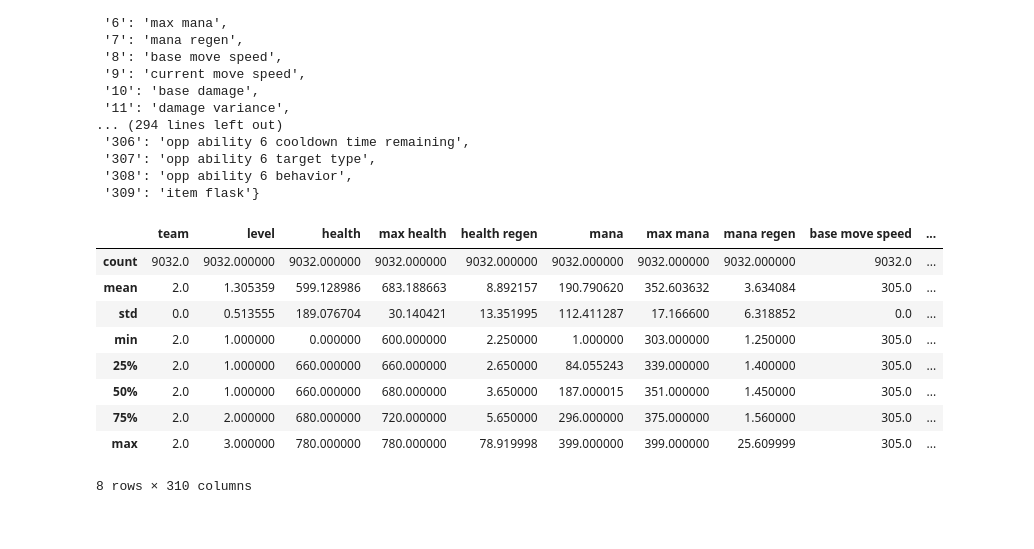
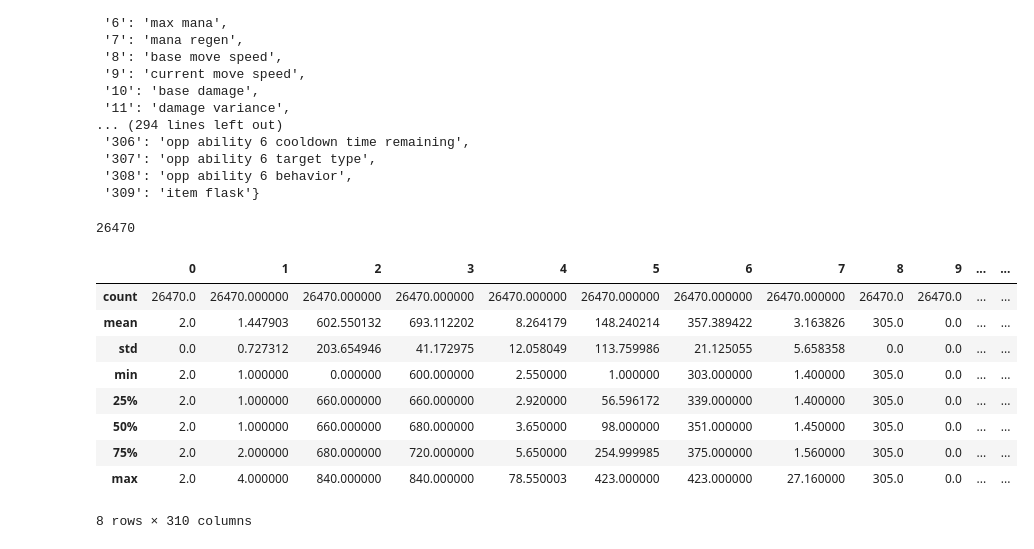
Before and after one commit to TemplierPaul/DOTA2-Evolutionary-Algorithm, a Jupyter notebook: Games analysis.ipynb, the cells around one changed output. Cells and saved outputs as stored; diff of their text form; code cells hidden in the pictures.

```diff
--- a/Games analysis.ipynb
+++ b/Games analysis.ipynb
@@ -62,21 +30,27 @@ features_list
  '307': 'opp ability 6 target type',
  '308': 'opp ability 6 behavior',
  '309': 'item flask'}
+# %%
+df1 = pd.read_csv("games_data/rd_cumulated_1.csv", index_col=0)
+df2 = pd.read_csv("games_data/rd_cumulated_2.csv", index_col=0)
+df = pd.concat([df1, df1], axis=0)
+len(df)
+# %% [output]
+26470
 # %%
-df = pd.read_csv(files[1], index_col=0)
 df = df.drop(columns='action')
-df.columns=features_list.values()
+# df.columns=features_list.values()
 desc = df.describe()
 desc
 # %% [output]
-|  | team | level | health | max health | health regen | mana | max mana | mana regen | base move speed | ... |
-| count | 9032.0 | 9032.000000 | 9032.000000 | 9032.000000 | 9032.000000 | 9032.000000 | 9032.000000 | 9032.000000 | 9032.0 | ... |
-| mean | 2.0 | 1.305359 | 599.128986 | 683.188663 | 8.892157 | 190.790620 | 352.603632 | 3.634084 | 305.0 | ... |
-| std | 0.0 | 0.513555 | 189.076704 | 30.140421 | 13.351995 | 112.411287 | 17.166600 | 6.318852 | 0.0 | ... |
-| min | 2.0 | 1.000000 | 0.000000 | 600.000000 | 2.250000 | 1.000000 | 303.000000 | 1.250000 | 305.0 | ... |
-| 25% | 2.0 | 1.000000 | 660.000000 | 660.000000 | 2.650000 | 84.055243 | 339.000000 | 1.400000 | 305.0 | ... |
-| 50% | 2.0 | 1.000000 | 660.000000 | 680.000000 | 3.650000 | 187.000015 | 351.000000 | 1.450000 | 305.0 | ... |
-| 75% | 2.0 | 2.000000 | 680.000000 | 720.000000 | 5.650000 | 296.000000 | 375.000000 | 1.560000 | 305.0 | ... |
-| max | 2.0 | 3.000000 | 780.000000 | 780.000000 | 78.919998 | 399.000000 | 399.000000 | 25.609999 | 305.0 | ... |
+|  | 0 | 1 | 2 | 3 | 4 | 5 | 6 | 7 | 8 | 9 | ... | ... |
+| count | 26470.0 | 26470.000000 | 26470.000000 | 26470.000000 | 26470.000000 | 26470.000000 | 26470.000000 | 26470.000000 | 26470.0 | 26470.0 | ... | ... |
+| mean | 2.0 | 1.447903 | 602.550132 | 693.112202 | 8.264179 | 148.240214 | 357.389422 | 3.163826 | 305.0 | 0.0 | ... | ... |
+| std | 0.0 | 0.727312 | 203.654946 | 41.172975 | 12.058049 | 113.759986 | 21.125055 | 5.658358 | 0.0 | 0.0 | ... | ... |
+| min | 2.0 | 1.000000 | 0.000000 | 600.000000 | 2.550000 | 1.000000 | 303.000000 | 1.400000 | 305.0 | 0.0 | ... | ... |
+| 25% | 2.0 | 1.000000 | 660.000000 | 660.000000 | 2.920000 | 56.596172 | 339.000000 | 1.400000 | 305.0 | 0.0 | ... | ... |
+| 50% | 2.0 | 1.000000 | 660.000000 | 680.000000 | 3.650000 | 98.000000 | 351.000000 | 1.450000 | 305.0 | 0.0 | ... | ... |
+| 75% | 2.0 | 2.000000 | 680.000000 | 720.000000 | 5.650000 | 254.999985 | 375.000000 | 1.560000 | 305.0 | 0.0 | ... | ... |
+| max | 2.0 | 4.000000 | 840.000000 | 840.000000 | 78.550003 | 423.000000 | 423.000000 | 27.160000 | 305.0 | 0.0 | ... | ... |
 8 rows × 310 columns
 # %%
```
Also changed, not shown: parts of 12 cells of this notebook, 3 other files.
